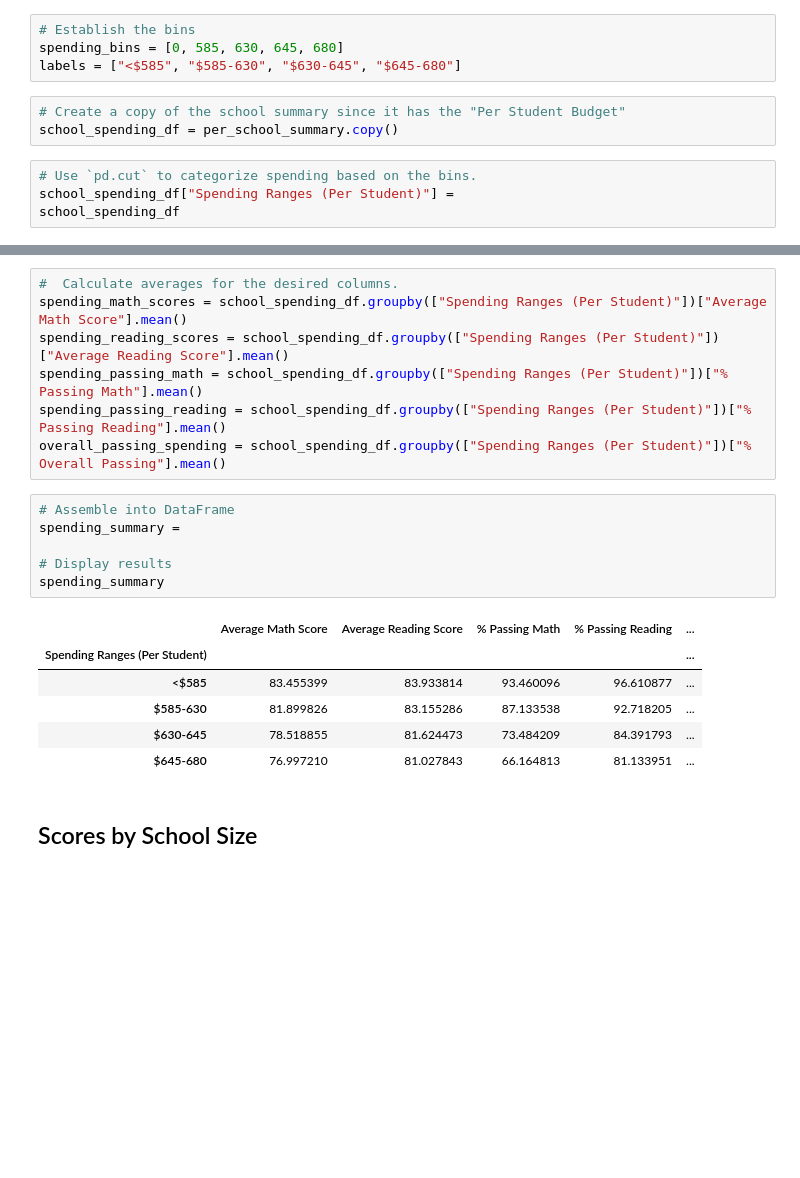
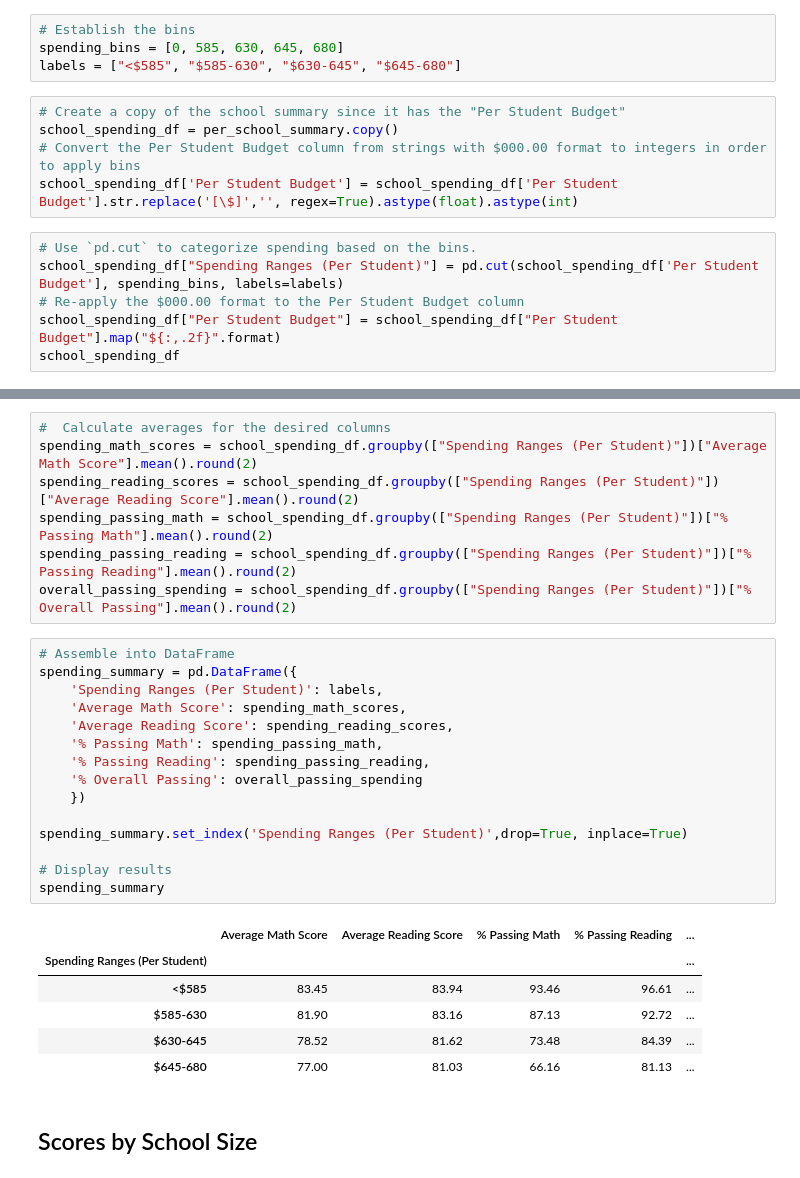
Before and after one commit to bsvab/pandas-challenge, a Jupyter notebook: PyCitySchools/PyCitySchools.ipynb, the cells around one changed output, grey strips where cells are left out. Cells and saved outputs as stored; diff of their text form; blank space fills up the shorter version.

```diff
--- a/PyCitySchools/PyCitySchools.ipynb
+++ b/PyCitySchools/PyCitySchools.ipynb
@@ -316,9 +314,13 @@ labels = ["<$585", "$585-630", "$630-645", "$645-680"]
 # %%
 # Create a copy of the school summary since it has the "Per Student Budget"
 school_spending_df = per_school_summary.copy()
+# Convert the Per Student Budget column from strings with $000.00 format to integers in order to apply bins
+school_spending_df['Per Student Budget'] = school_spending_df['Per Student Budget'].str.replace('[\$]','', regex=True).astype(float).astype(int)
 # %%
 # Use `pd.cut` to categorize spending based on the bins.
-school_spending_df["Spending Ranges (Per Student)"] =
+school_spending_df["Spending Ranges (Per Student)"] = pd.cut(school_spending_df['Per Student Budget'], spending_bins, labels=labels)
+# Re-apply the $000.00 format to the Per Student Budget column
+school_spending_df["Per Student Budget"] = school_spending_df["Per Student Budget"].map("${:,.2f}".format)
 school_spending_df
 # %% [output]
 |  | School Type | Total Students | Total School Budget | Per Student Budget | Average Math Score | ... |
@@ -340,23 +342,32 @@ school_spending_df
 # %%
-#  Calculate averages for the desired columns.
-spending_math_scores = school_spending_df.groupby(["Spending Ranges (Per Student)"])["Average Math Score"].mean()
-spending_reading_scores = school_spending_df.groupby(["Spending Ranges (Per Student)"])["Average Reading Score"].mean()
-spending_passing_math = school_spending_df.groupby(["Spending Ranges (Per Student)"])["% Passing Math"].mean()
-spending_passing_reading = school_spending_df.groupby(["Spending Ranges (Per Student)"])["% Passing Reading"].mean()
-overall_passing_spending = school_spending_df.groupby(["Spending Ranges (Per Student)"])["% Overall Passing"].mean()
+#  Calculate averages for the desired columns
+spending_math_scores = school_spending_df.groupby(["Spending Ranges (Per Student)"])["Average Math Score"].mean().round(2)
+spending_reading_scores = school_spending_df.groupby(["Spending Ranges (Per Student)"])["Average Reading Score"].mean().round(2)
+spending_passing_math = school_spending_df.groupby(["Spending Ranges (Per Student)"])["% Passing Math"].mean().round(2)
+spending_passing_reading = school_spending_df.groupby(["Spending Ranges (Per Student)"])["% Passing Reading"].mean().round(2)
+overall_passing_spending = school_spending_df.groupby(["Spending Ranges (Per Student)"])["% Overall Passing"].mean().round(2)
-# %%
-# Assemble into DataFrame
-spending_summary =
-
-# Display results
-spending_summary
-# %% [output]
-|  | Average Math Score | Average Reading Score | % Passing Math | % Passing Reading | ... |
-| Spending Ranges (Per Student) |  |  |  |  | ... |
-| <$585 | 83.455399 | 83.933814 | 93.460096 | 96.610877 | ... |
-| $585-630 | 81.899826 | 83.155286 | 87.133538 | 92.718205 | ... |
-| $630-645 | 78.518855 | 81.624473 | 73.484209 | 84.391793 | ... |
-| $645-680 | 76.997210 | 81.027843 | 66.164813 | 81.133951 | ... |
+# %%
+# Assemble into DataFrame
+spending_summary = pd.DataFrame({
+    'Spending Ranges (Per Student)': labels,
+    'Average Math Score': spending_math_scores,
+    'Average Reading Score': spending_reading_scores,
+    '% Passing Math': spending_passing_math,
+    '% Passing Reading': spending_passing_reading,
+    '% Overall Passing': overall_passing_spending
+    })
+
+spending_summary.set_index('Spending Ranges (Per Student)',drop=True, inplace=True)
+
+# Display results
+spending_summary
+# %% [output]
+|  | Average Math Score | Average Reading Score | % Passing Math | % Passing Reading | ... |
+| Spending Ranges (Per Student) |  |  |  |  | ... |
+| <$585 | 83.45 | 83.94 | 93.46 | 96.61 | ... |
+| $585-630 | 81.90 | 83.16 | 87.13 | 92.72 | ... |
+| $630-645 | 78.52 | 81.62 | 73.48 | 84.39 | ... |
+| $645-680 | 77.00 | 81.03 | 66.16 | 81.13 | ... |
 # %% [markdown]
 ## Scores by School Size
 # %%
```
Also changed, not shown: parts of 9 cells of this notebook.
